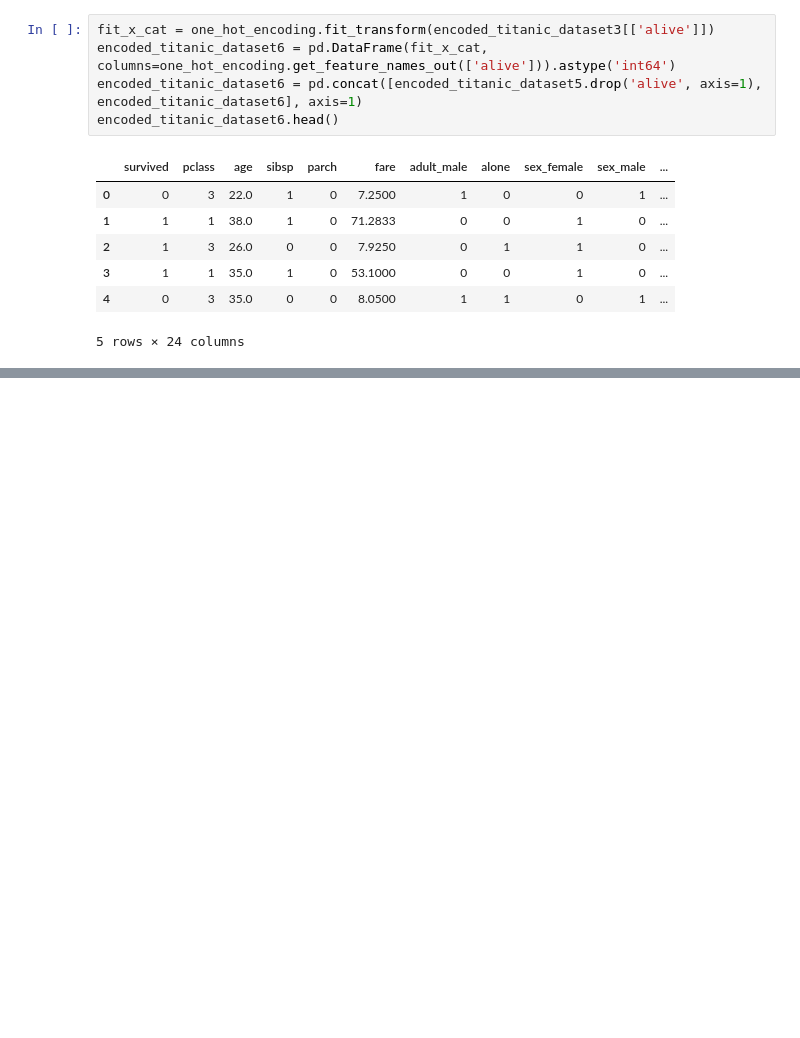
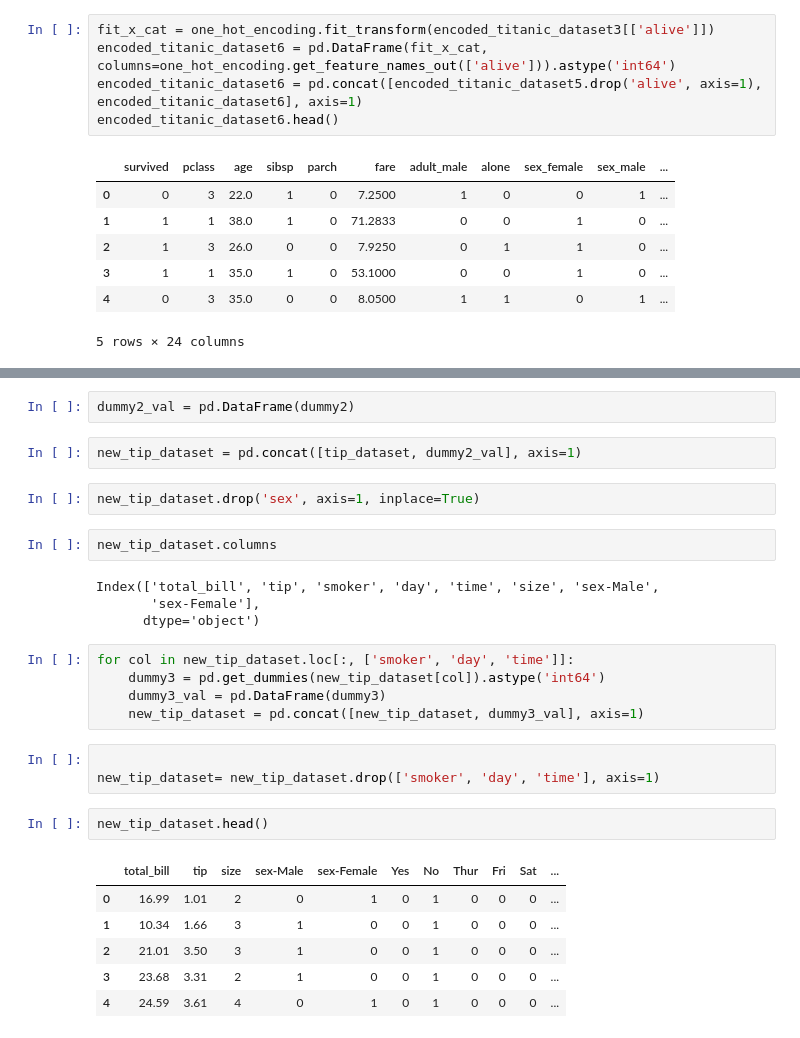
Before and after one commit to Md-Maruf-1727/Data-preprocessing-Practice, a Jupyter notebook: Data pre-processing part1/encoding2OneHot.ipynb, the cells around one changed output, grey strips where cells are left out. Saved outputs shown, nothing was run; the diff lists cells and outputs as text; blank space fills up the shorter version.

```diff
--- a/Data pre-processing part1/encoding2OneHot.ipynb
+++ b/Data pre-processing part1/encoding2OneHot.ipynb
@@ -306,0 +347,29 @@ encoded_titanic_dataset6.head()
+# %%
+dummy2_val = pd.DataFrame(dummy2)
+# %%
+new_tip_dataset = pd.concat([tip_dataset, dummy2_val], axis=1)
+# %%
+new_tip_dataset.drop('sex', axis=1, inplace=True)
+# %%
+new_tip_dataset.columns
+# %% [output]
+Index(['total_bill', 'tip', 'smoker', 'day', 'time', 'size', 'sex-Male',
+       'sex-Female'],
+      dtype='object')
+# %%
+for col in new_tip_dataset.loc[:, ['smoker', 'day', 'time']]:
+    dummy3 = pd.get_dummies(new_tip_dataset[col]).astype('int64')
+    dummy3_val = pd.DataFrame(dummy3)
+    new_tip_dataset = pd.concat([new_tip_dataset, dummy3_val], axis=1)
+# %%
+
+new_tip_dataset= new_tip_dataset.drop(['smoker', 'day', 'time'], axis=1)
+# %%
+new_tip_dataset.head()
+# %% [output]
+|  | total_bill | tip | size | sex-Male | sex-Female | Yes | No | Thur | Fri | Sat | ... |
+| 0 | 16.99 | 1.01 | 2 | 0 | 1 | 0 | 1 | 0 | 0 | 0 | ... |
+| 1 | 10.34 | 1.66 | 3 | 1 | 0 | 0 | 1 | 0 | 0 | 0 | ... |
+| 2 | 21.01 | 3.50 | 3 | 1 | 0 | 0 | 1 | 0 | 0 | 0 | ... |
+| 3 | 23.68 | 3.31 | 2 | 1 | 0 | 0 | 1 | 0 | 0 | 0 | ... |
+| 4 | 24.59 | 3.61 | 4 | 0 | 1 | 0 | 1 | 0 | 0 | 0 | ... |
```
Also changed, not shown: parts of 6 cells of this notebook.
